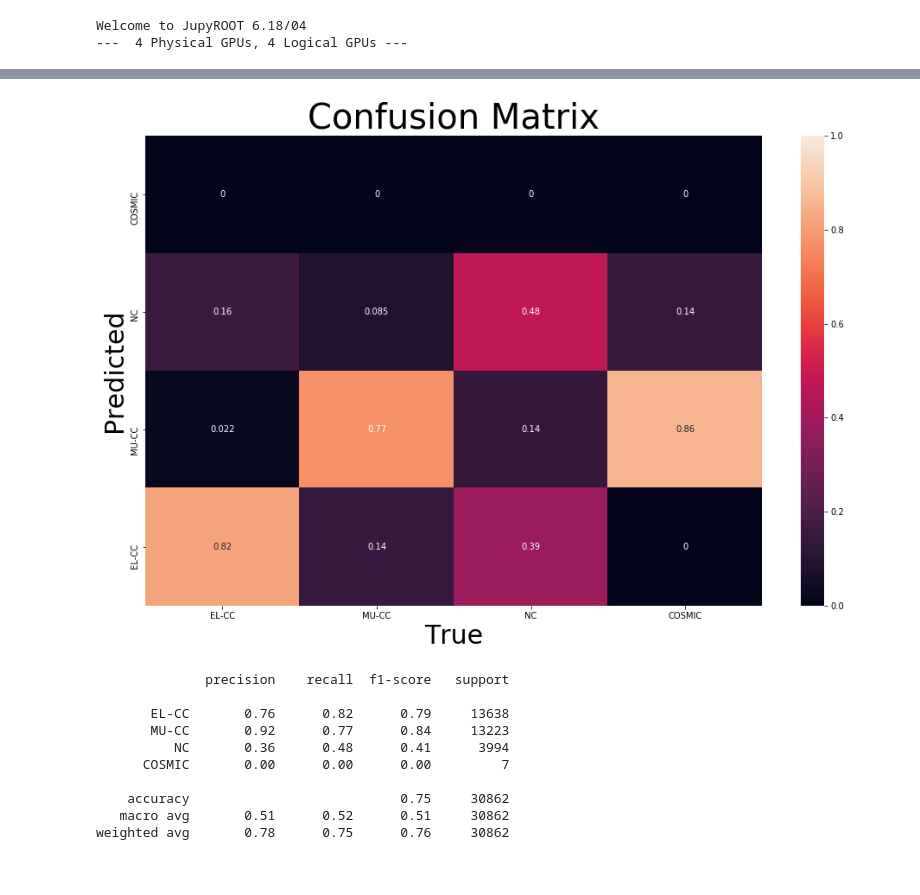
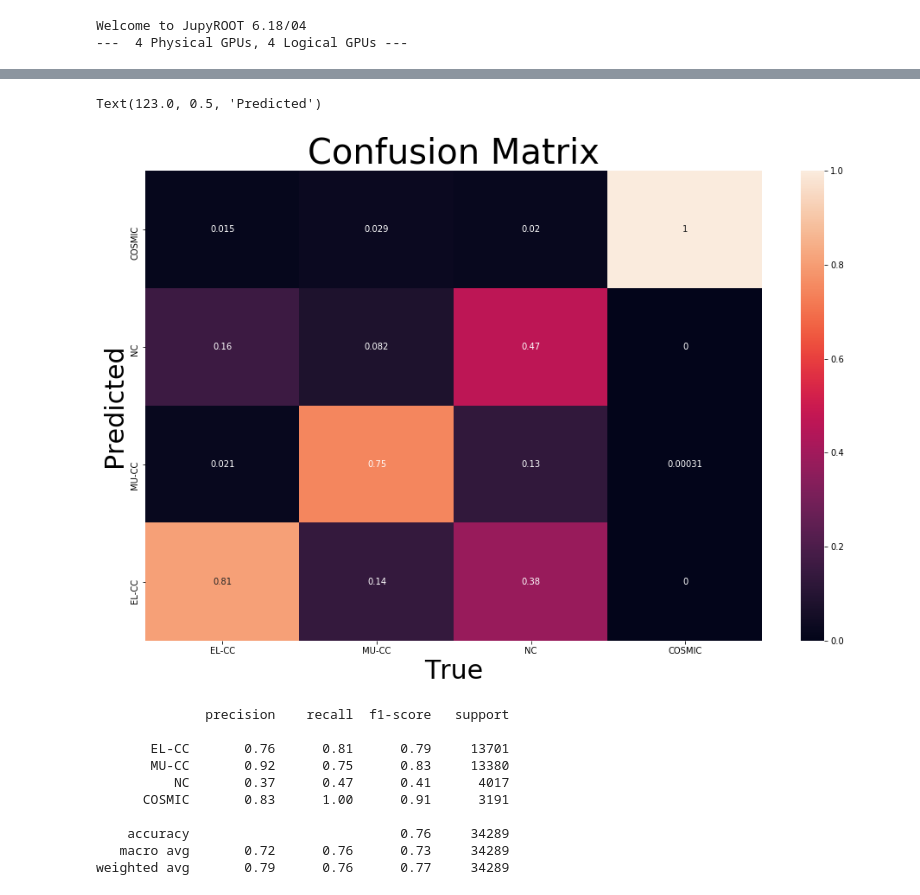
Before and after one commit to chipsneutrino/chips-net, a Jupyter notebook: eval.ipynb, the cells around one changed output, grey strips where cells are left out. Saved outputs shown, nothing was run; the diff lists cells and outputs as text; code cells hidden in the pictures.

```diff
--- a/eval.ipynb
+++ b/eval.ipynb
@@ -3,3 +3,6 @@
+# %%
+# The configuration yaml file must be specified
+config_file = "./config/eval.yml"
 # %%
 # Import all the required modules and call the gpu_setup utility
 import time
@@ -28,7 +31,7 @@ Welcome to JupyROOT 6.18/04
 ---  4 Physical GPUs, 4 Logical GPUs ---
 # %%
 # Load the trained models from the configuration and run the evaluator
-conf = config.get("config/eval.yml")
+conf = config.get(config_file)
 evaluator = utils.get_evaluator(conf)
 evaluator.run()
 # %% [output]
@@ -152,26 +488,31 @@ Warning in <TROOT::Append>: Replacing existing TH1: h_3 (Potential memory leak).
 # %%
 # Plot a confusion matrix for events that pass the cut
 def pred_classifier(event):
-    combined_values = [event['nuel_cc_combined'], event['numu_cc_combined'], event['beam_output_8']]
-    return np.asarray(combined_values).argmax()
+    if event['cosmic_cut'] == True:
+        return 3
+    else:
+        combined_values = [event['nuel_cc_combined'], event['numu_cc_combined'], event['beam_output_8']]
+        return np.asarray(combined_values).argmax()
 
-selection = evaluator.events[evaluator.events.cut == False]
+selection = evaluator.events[evaluator.events.base_cut == False]
 selection['pred_cat_combined'] = selection.apply(pred_classifier, axis=1)
-selection["pred_cat_combined"] = selection["pred_cat_combined"].astype('int')
 
-matrix = confusion_matrix(selection["true_cat_combined"], selection["pred_cat_combined"], normalize='true')
-matrix_transpose = np.rot90(matrix, 1)
-df_cm = pd.DataFrame(matrix_transpose,
-                     index = ["COSMIC", "NC", "MU-CC", "EL-CC"],
-                     columns = ["EL-CC", "MU-CC", "NC", "COSMIC"])
-plt.figure(figsize=(16,10))
-sns.heatmap(df_cm, annot=True, vmin=0.0, vmax=1.0)
-plt.title('Confusion Matrix', fontsize = 40) # title with fontsize 20
-plt.xlabel('True', fontsize = 30) # x-axis label with fontsize 15
-plt.ylabel('Predicted', fontsize = 30) # y-axis label with fontsize 15
-plt.show()
+matrix_true = confusion_matrix(selection["true_cat_combined"], selection["pred_cat_combined"], normalize='true')
+matrix_true_transpose = np.rot90(matrix_true, 1)
+true_cm = pd.DataFrame(matrix_true_transpose, index = ["COSMIC", "NC", "MU-CC", "EL-CC"], columns = ["EL-CC", "MU-CC", "NC", "COSMIC"])
+
+matrix_pred = confusion_matrix(selection["true_cat_combined"], selection["pred_cat_combined"], normalize='pred')
+matrix_pred_transpose = np.rot90(matrix_pred, 1)
+pred_cm = pd.DataFrame(matrix_pred_transpose, index = ["COSMIC", "NC", "MU-CC", "EL-CC"], columns = ["EL-CC", "MU-CC", "NC", "COSMIC"])
-# %% [output]
-[figure, removed]
+# %%
+plt.figure(figsize=(16,10))
+sns.heatmap(true_cm, annot=True, vmin=0.0, vmax=1.0)
+plt.title('Confusion Matrix', fontsize = 40) # title with fontsize 20
+plt.xlabel('True', fontsize = 30) # x-axis label with fontsize 15
+plt.ylabel('Predicted', fontsize = 30) # y-axis label with fontsize 15
+# %% [output]
+Text(123.0, 0.5, 'Predicted')
+[figure, added]
 # %%
 # Print a Sklearn classification report
 axis_labels = ["EL-CC", "MU-CC", "NC", "COSMIC"]
@@ -179,11 +520,11 @@ print(classification_report(selection["true_cat_combined"], selection["pred_cat_
 # %% [output]
               precision    recall  f1-score   support
 
-       EL-CC       0.76      0.82      0.79     13638
-       MU-CC       0.92      0.77      0.84     13223
-          NC       0.36      0.48      0.41      3994
-      COSMIC       0.00      0.00      0.00         7
+       EL-CC       0.76      0.81      0.79     13701
+       MU-CC       0.92      0.75      0.83     13380
+          NC       0.37      0.47      0.41      4017
+      COSMIC       0.83      1.00      0.91      3191
 
-    accuracy                           0.75     30862
-   macro avg       0.51      0.52      0.51     30862
-weighted avg       0.78      0.75      0.76     30862
+    accuracy                           0.76     34289
+   macro avg       0.72      0.76      0.73     34289
+weighted avg       0.79      0.76      0.77     34289
```
Also changed, not shown: parts of 37 cells of this notebook, 5 other files.
